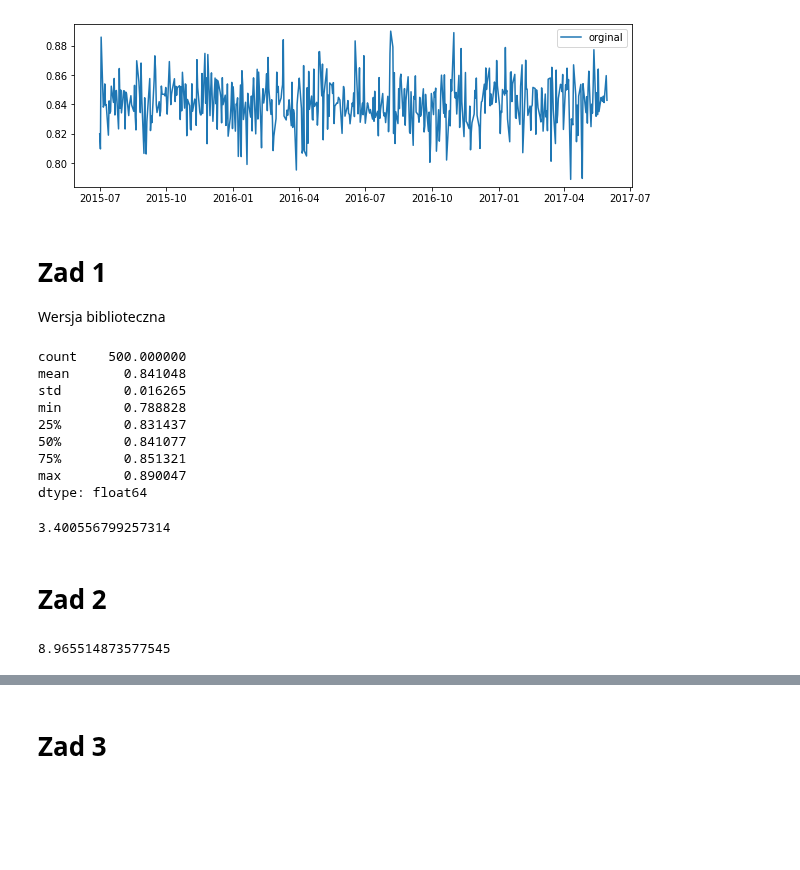
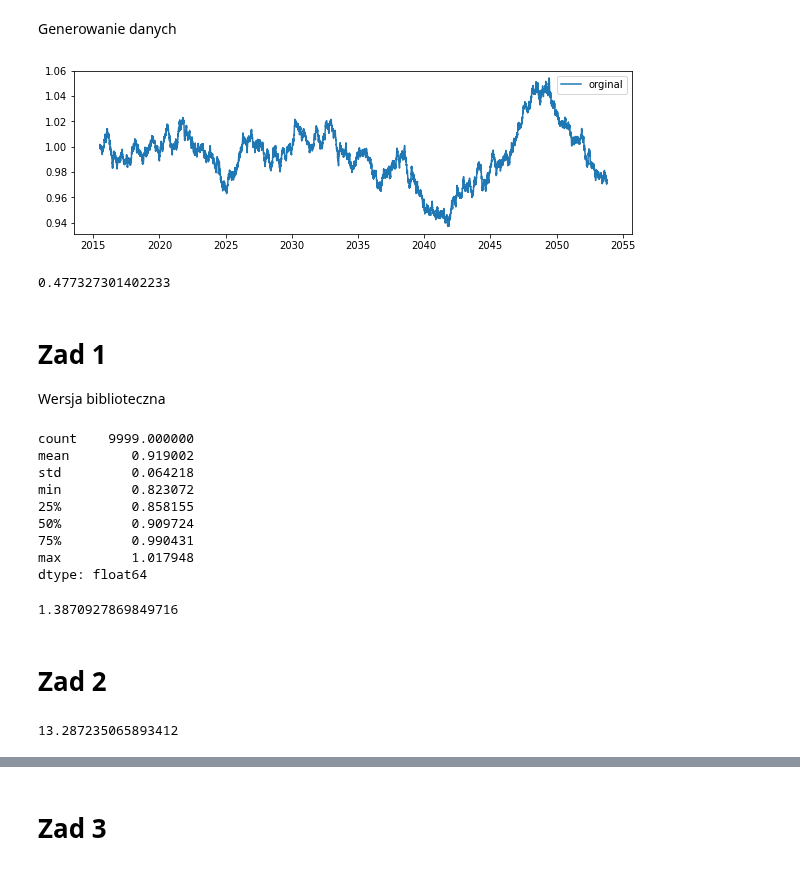
Before and after one commit to 11jolek11/BigData, a Jupyter notebook: List4.ipynb, the cells around one changed output, grey strips where cells are left out. Drawn from its saved outputs; the diff is of its cells as text; code cells hidden in the pictures; blank space fills up the shorter version.

```diff
--- a/List4.ipynb
+++ b/List4.ipynb
@@ -12,44 +13,67 @@ import yfinance as yf
+# %% [markdown]
+Generowanie danych
 # %%
-N = 500
-scalar = 10
-t = pd.date_range('2015-07-01', periods=N, freq=BDay())
+# N = 500
+# scalar = 10
+# t = pd.date_range('2015-07-01', periods=N, freq=BDay())
 # x = np.log(np.cumsum(np.random.randn(N) + 1)) + scalar
-x = np.sin(np.random.normal(loc=1, scale=0.03, size=N))
+# x = np.sin(np.random.normal(loc=1, scale=0.03, size=N))
 
-x = pd.Series(x, index=t)
+# x = pd.Series(x, index=t)
 
-plt.figure(figsize=(10,3))
-plt.plot(t,x, label='orginal')
-plt.legend()
-plt.show()
+# plt.figure(figsize=(10,3))
+# plt.plot(t,x, label='orginal')
+# plt.legend()
+# plt.show()
-# %% [output]
-[figure, removed]
+# %%
+N = 9999
+scalar = 10
+# x = pd.Series(x, index=t)
+
+# x = hurst.random_walk(N, proba=0.5)
+t = pd.date_range('2015-07-01', periods=N, freq=BDay())
+
+random_changes = 1. + np.random.randn(N) / 1000.
+x = np.cumprod(random_changes)  # create a random walk from random changes
+x = pd.Series(x, index=t)
+
+pp = hurst.compute_Hc(x, kind='price', simplified=True)
+
+plt.figure(figsize=(10,3))
+plt.plot(t, x, label='orginal')
+plt.legend()
+plt.show()
+
+print(pp[0])
+# %% [output]
+[figure, added]
+0.477327301402233
 # %% [markdown]
 # Zad 1
 Wersja biblioteczna
 # %%
 x.describe()
 # %% [output]
-count    500.000000
-mean       0.841048
-std        0.016265
-min        0.788828
-25%        0.831437
-50%        0.841077
-75%        0.851321
-max        0.890047
+count    9999.000000
+mean        0.919002
+std         0.064218
+min         0.823072
+25%         0.858155
+50%         0.909724
+75%         0.990431
+max         1.017948
 dtype: float64
 # %%
 print(kurtosis(x, fisher=False))
 # %% [output]
-3.400556799257314
+1.3870927869849716
 # %% [markdown]
 # Zad 2
 # %%
-E = x.apply(lambda x : entropy(N, base=2)).reset_index()
+# E = x.apply(lambda x : entropy(N, base=2)).reset_index()
 
 E = entropy(x, base=2)
 print(E)
 # %% [output]
-8.965514873577545
+13.287235065893412
 # %%
```
Also changed, not shown: parts of 9 cells of this notebook.
